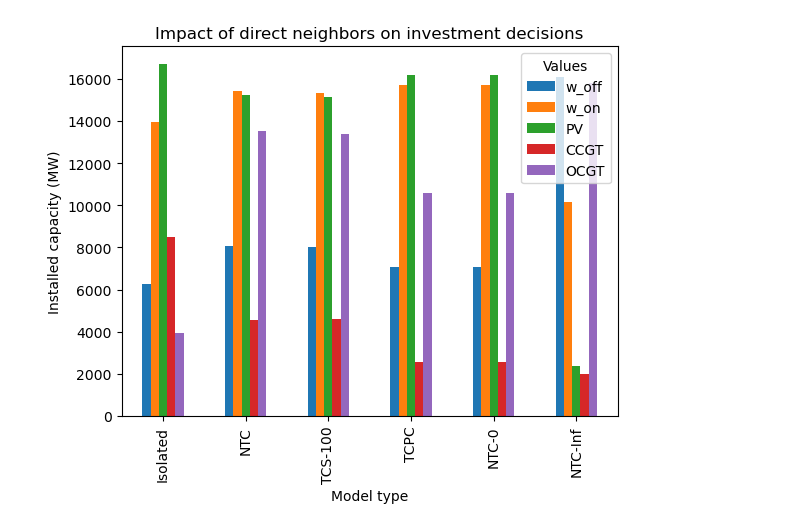
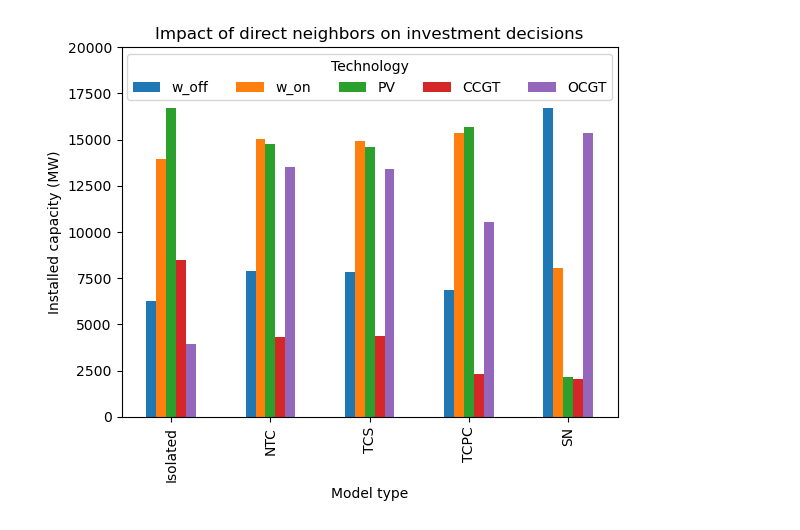
Before and after one commit to KristofPhillips95/ImportExport, a Jupyter notebook: analysis_scripts/DirectNeighbors.ipynb, the cells around one changed output. Saved outputs shown, nothing was run; the diff lists cells and outputs as text; code cells hidden in the pictures.

```diff
--- a/analysis_scripts/DirectNeighbors.ipynb
+++ b/analysis_scripts/DirectNeighbors.ipynb
@@ -3,7 +3,7 @@ import pandas as pd
 import matplotlib.pyplot as plt
 import seaborn as sns
 # %%
-df_results = pd.read_csv("../Results/InvestmentModelResults/Loop_4models_neighbors_only_v2_8760.csv")
+df_results = pd.read_csv("../Results/InvestmentModelResults/Loop_4models_neighbors_only_LUGFR_out_8760.csv")
 # %%
 #Export revenues and congestion rents should be dealt with with opposite signs
 neg_components = ["cong_rent_e","export_rev"]
@@ -19,3 +19,15 @@ df_results["Operational costs"] = df_results[operational_costs].sum(axis=1)
 
 cost_vals = ['CO2_cost', 'load_shedding_cost', 'VOM_cost', 'fuel_cost','investment_cost', 'export_rev',"import_cost", 'cong_rent_i', 'cong_rent_e']
 df_results["Total cost"] = df_results[cost_vals].sum(axis=1)
+
+trade_cost_vals = ['export_rev',"import_cost", 'cong_rent_i', 'cong_rent_e']
+df_results["Total trade cost"] = df_results[trade_cost_vals].sum(axis=1)
+
+#Add net import
+df_results["Net import"] = df_results["imported"] - df_results["exported"]
+
+#Add load shedding
+df_results["Load shedding"] = df_results["load_shedding_cost"]/8000
+
+#Add total production
+df_results["Total production"] = df_results["w_off_prod"]+ df_results["w_on_prod"]+ df_results["PV_prod"]+df_results["CCGT_prod"]+df_results["OCGT_prod"]
@@ -26,7 +81,9 @@ def create_model_type_name(row,columns):
 # %%
 ##Start with some renaming for clarity
 geo_scope_map = {
-    'DE00_NL00_FR00_UK00_BE00_LUG1': 'DN',
+    'DE00_NL00_FR00_UK00_BE00_LUG1': 'DNA',
+    'DE00_NL00_FR00_UK00_BE00': 'DN1',
+    'DE00_NL00_UK00_BE00_LUG1': 'DN2',
     'N_A': ''
 }
 df_results["geoscope_m"] = df_results["geoscope"].map(geo_scope_map)
@@ -38,13 +95,11 @@ columns_to_join = ['type', 'trans_cap_other', 'geoscope_m', 'stepsize']
 df_results['name'] = df_results.apply(create_model_type_name, args=(columns_to_join,), axis=1)
 
 name_map = {
-    'NTC-1.0e10-DN': 'NTC-Inf',
-    'NTC-1.0e10-All': 'SN-All',
-    'NTC-S-All': "NTC-All",
-    'NTC-S-DN': "NTC",
-    'TCPC-DN': "TCPC",
+    'NTC-1.0e10-DN1': 'SN',
+    'NTC-S-DN1': "NTC",
+    'TCPC-DN1': "TCPC",
     "isolated-" : "Isolated",
-    "TCS-DN-100.0": "TCS-100",
+    "TCS-DN1-100.0": "TCS",
     "TCS-DN-1000.0": "TCS-1000",
     "TCS-DN-10.0": "TCS-10",
     "TCS-DN-1.0": "TCS-1",
@@ -85,28 +140,33 @@ dev_df = pd.DataFrame(dev_data)
 # %%
 ## Plot installed capacities
 
 # Define the types to include and order in which you want the types to appear
-type_order = ["Isolated","NTC","TCS-100","TCPC","NTC-0","NTC-Inf"]
+type_order = ["Isolated","NTC","TCS","TCPC","SN"]
 filter_condition = df_results["Model Type"].isin(type_order)
 
 filtered_df = df_results[filter_condition].set_index("Model Type").reindex(type_order).reset_index()
 
 #Choose the values to be displayed
 stacked = False
 if stacked:
     vals= ["CCGT", "OCGT","PV","w_on","w_off"]
 else:
     vals = [ "w_off", "w_on","PV","CCGT", "OCGT"]
 #vals = ["imported","exported"]
 
 
 filtered_df.plot.bar(x="Model Type", y=vals, stacked=stacked)
 
 plt.xlabel('Model type')
 plt.ylabel('Installed capacity (MW)')
+if stacked:
+    plt.ylim((0,70000))
+else:
+    plt.ylim((0,20000))
 plt.title('Impact of direct neighbors on investment decisions')
-plt.legend(title='Values')
+plt.legend(title='Technology',loc = "upper center",ncols = 5)
+
 #plt.show()
 plt.savefig(f"../Results/Figures/FY_analysis/DirectNeighbors//Installed_capacities_bar_{stacked}_DN.png")
 # %% [output]
-[figure, old version]
+[figure, new version]
```
Also changed, not shown: parts of 8 cells of this notebook, 1 other file.
